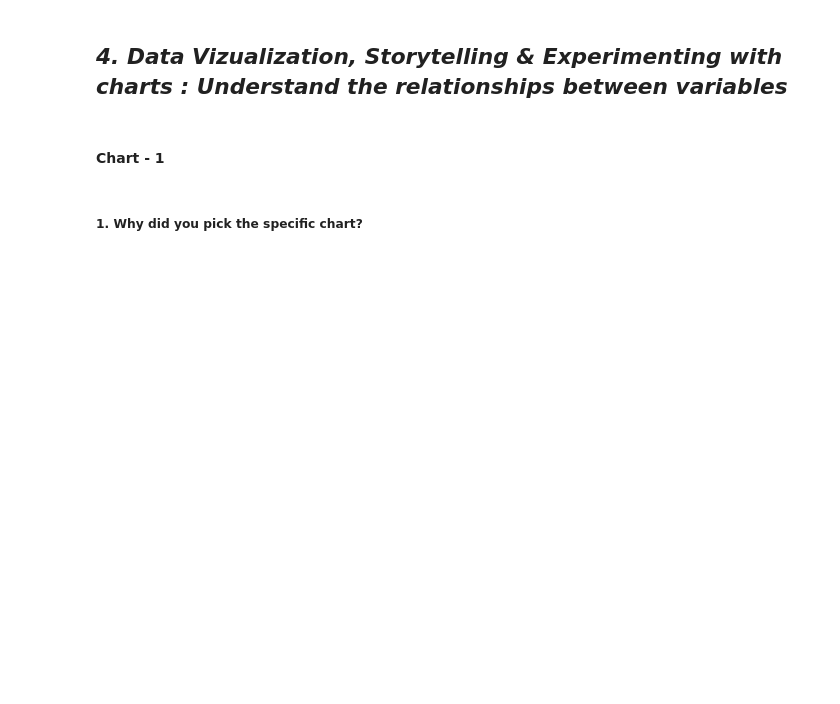
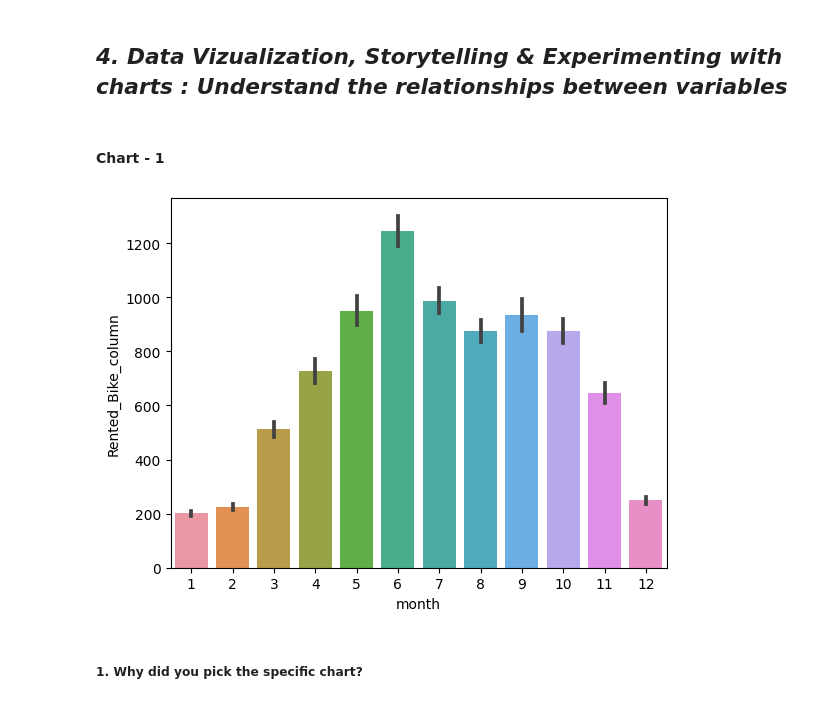
Before and after one commit to Rooban-Jeyasundar/ML_Regression_Project, a Jupyter notebook: ML_Regression_Project.ipynb, the cells around one changed output. Saved outputs shown, nothing was run; the diff lists cells and outputs as text; code cells hidden in the pictures; blank space fills up the shorter version.

Commit message:
Initial stages of Data Visualization

```diff
--- a/ML_Regression_Project.ipynb
+++ b/ML_Regression_Project.ipynb
@@ -465,3 +463,10 @@ Answer Here.
+# %%
+# Chart - 1 visualization code
+# Creating visualization on month column
+
+sn.barplot(data=bike_df,x='month',y='Rented_Bike_column').set_title=('Count of rented bikes on month basis')
+# %% [output]
+[figure, added]
 # %% [markdown]
 ##### 1. Why did you pick the specific chart?
 # %% [markdown]
```
Also changed, not shown: parts of 10 cells of this notebook.
